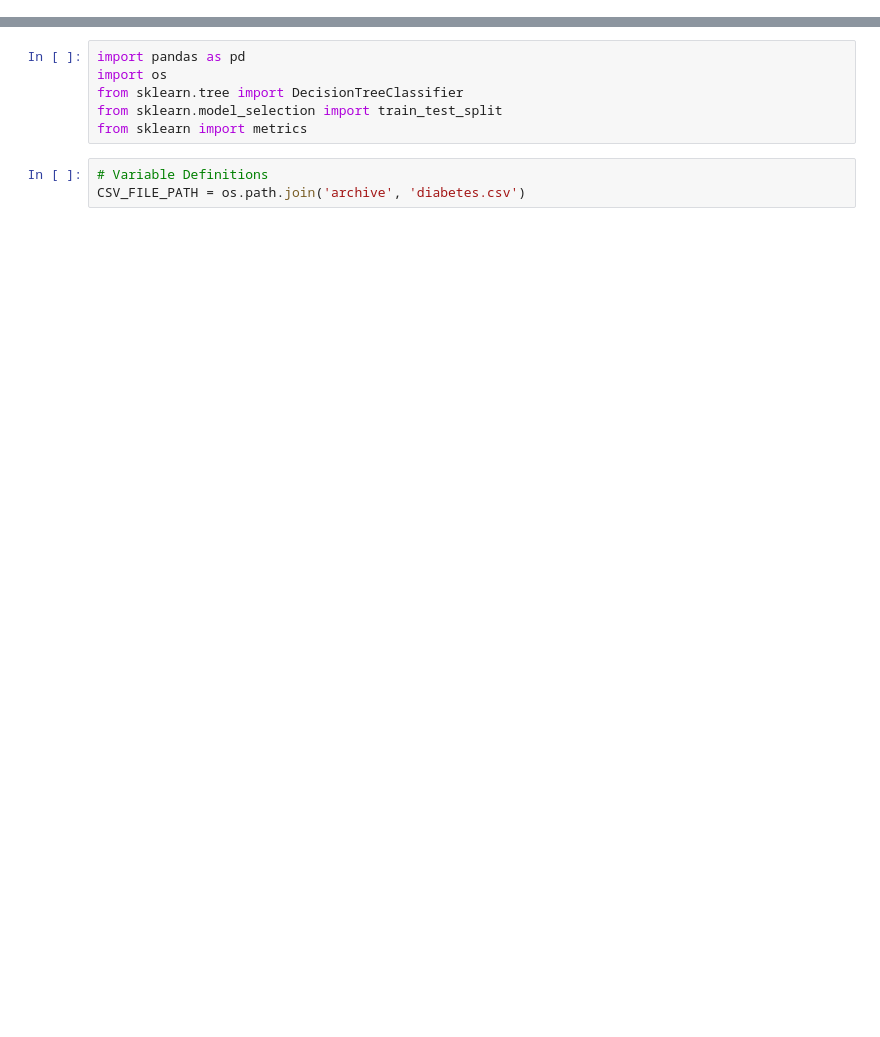
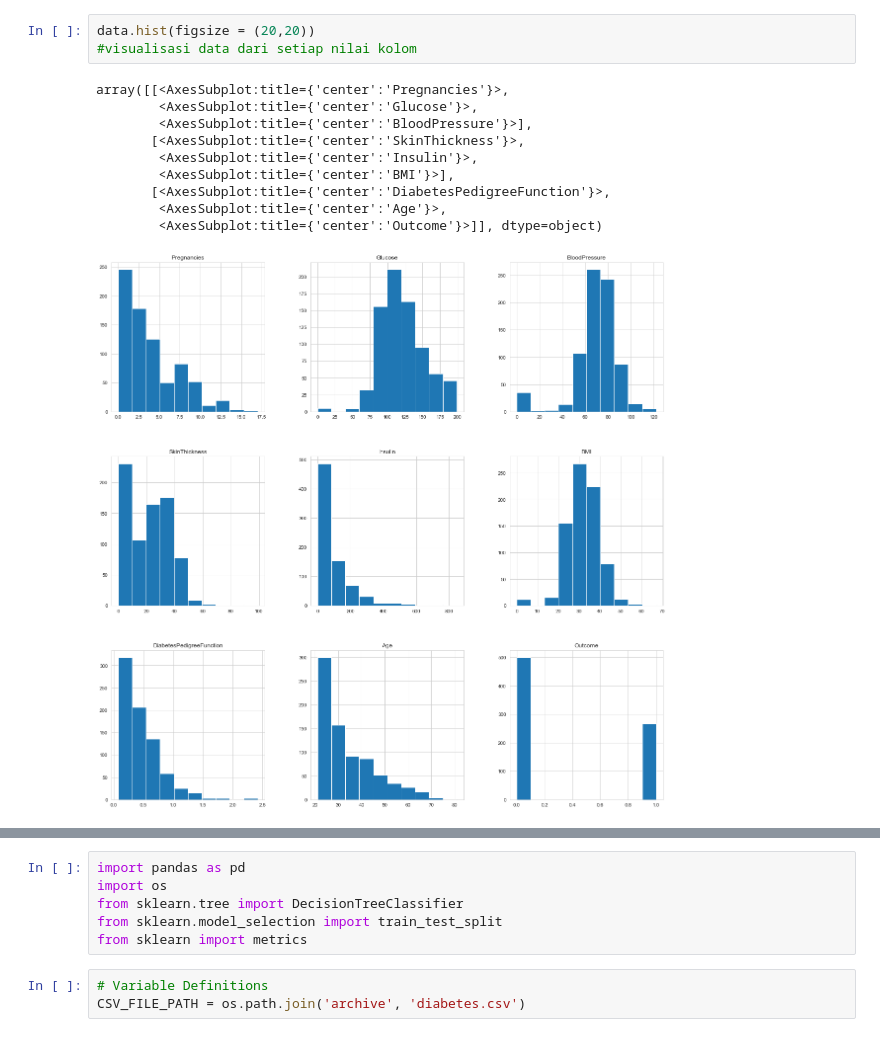
Before and after one commit to deXOR0/DTM-SupervisedLearning, a Jupyter notebook: supervised.ipynb, the cells around one changed output, grey strips where cells are left out. Saved outputs shown, nothing was run; the diff lists cells and outputs as text; blank space fills up the shorter version.

```diff
--- a/supervised.ipynb
+++ b/supervised.ipynb
@@ -0,0 +71,14 @@
+# %%
+data.hist(figsize = (20,20))
+#visualisasi data dari setiap nilai kolom
+# %% [output]
+array([[<AxesSubplot:title={'center':'Pregnancies'}>,
+        <AxesSubplot:title={'center':'Glucose'}>,
+        <AxesSubplot:title={'center':'BloodPressure'}>],
+       [<AxesSubplot:title={'center':'SkinThickness'}>,
+        <AxesSubplot:title={'center':'Insulin'}>,
+        <AxesSubplot:title={'center':'BMI'}>],
+       [<AxesSubplot:title={'center':'DiabetesPedigreeFunction'}>,
+        <AxesSubplot:title={'center':'Age'}>,
+        <AxesSubplot:title={'center':'Outcome'}>]], dtype=object)
+[figure, added]
```
Also changed, not shown: parts of 25 cells of this notebook.
